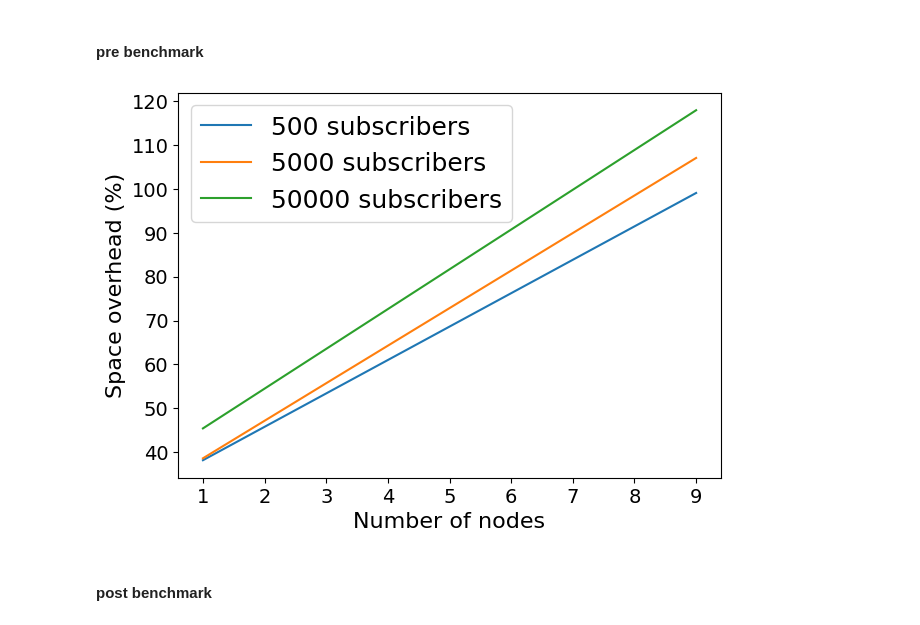
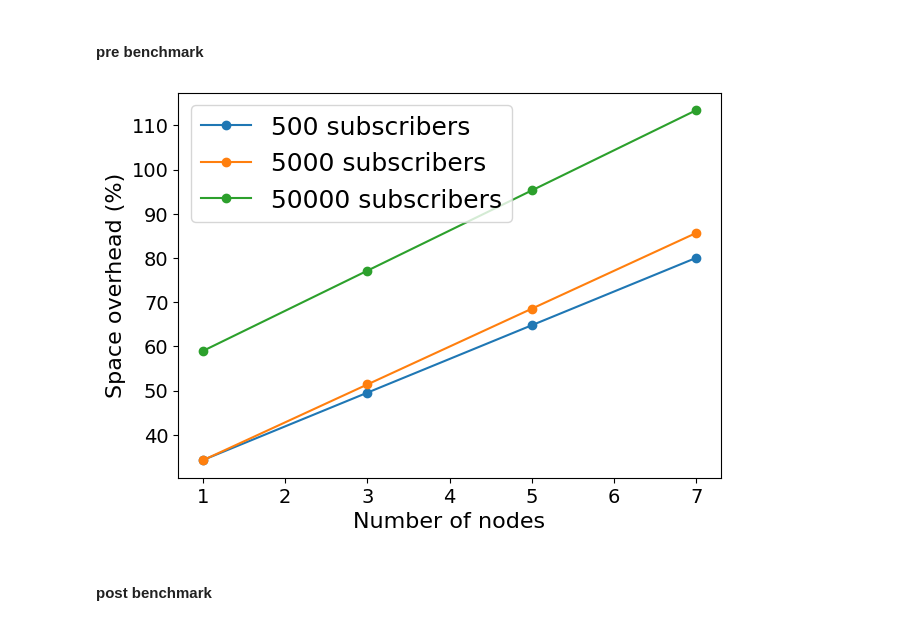
Before and after one commit to Vincent-lau/hypermnesia, a Jupyter notebook: benchmark/plot.ipynb, the cells around one changed output. Saved outputs shown, nothing was run; the diff lists cells and outputs as text; code cells hidden in the pictures.

```diff
--- a/benchmark/plot.ipynb
+++ b/benchmark/plot.ipynb
@@ -149,42 +149,42 @@ ax.legend()
 # %% [markdown]
 #### pre benchmark
 # %%
-
-# dirty_sizes = [68468, 606852,6606916]
-
+nodes = list(range(1, 8, 2))
+dirty_sizes = [52468, 466852,4407076]
 # ec_sizes = [
-#     [88468, 96468,104468,112468,120468],
-#     [806852,886852,966852,1043044,1108260],
-#     [7966692,8344612,8741632,9308740,9943204]
+#     [72468,80468,88468,96468,104468 ],
+#     [646852,726852,806852,886852,966852],
+#     [6407076,7207076,8007076,8807076,9607076]
 # ]
 
+ec_sizes = [
+    [70468, 78468, 86468, 94468],
+    [626852,706852,786852,866852],
+    [7007076,7807076,8607076,9407076]
 
-nodes = list(range(1, 10, 2))
-dirty_sizes = [52468,466852,4407076]
-ec_sizes = [
-    [72468,80468,88468,96468,104468 ],
-    [646852,726852,806852,886852,966852],
-    [6407076,7207076,8007076,8807076,9607076]
+    # [70468, 78468, 86468, 94468, 102468],
+    # [626852,706852,786852,866852,946852],
+    # [52668496,70009316,79760448,86009316]
 ]
 
 
 overhead = [
     [(s - dirty_sizes[i]) / dirty_sizes[i] * 100 for s in ec_size]
     for i, ec_size in enumerate(ec_sizes)
 ]
 
 fig, ax = plt.subplots()
-ax.plot(nodes, overhead[0], label='500 subscribers')
-ax.plot(nodes, overhead[1], label='5000 subscribers')
-ax.plot(nodes, overhead[2], label='50000 subscribers')
+ax.plot(nodes, overhead[0], marker='o', label='500 subscribers')
+ax.plot(nodes, overhead[1], marker='o', label='5000 subscribers')
+ax.plot(nodes, overhead[2], marker='o', label='50000 subscribers')
 ax.set_xlabel('Number of nodes')
 ax.set_ylabel('Space overhead (%)')
 ax.legend()
 
 
 fig.savefig(f'{graph_dir}space_overhead_populate.pdf', bbox_inches='tight')
 # %% [output]
-[figure, old version]
+[figure, new version]
 # %% [markdown]
 #### post benchmark
 # %%
```
Also changed, not shown: parts of 15 cells of this notebook, 14 other files.
